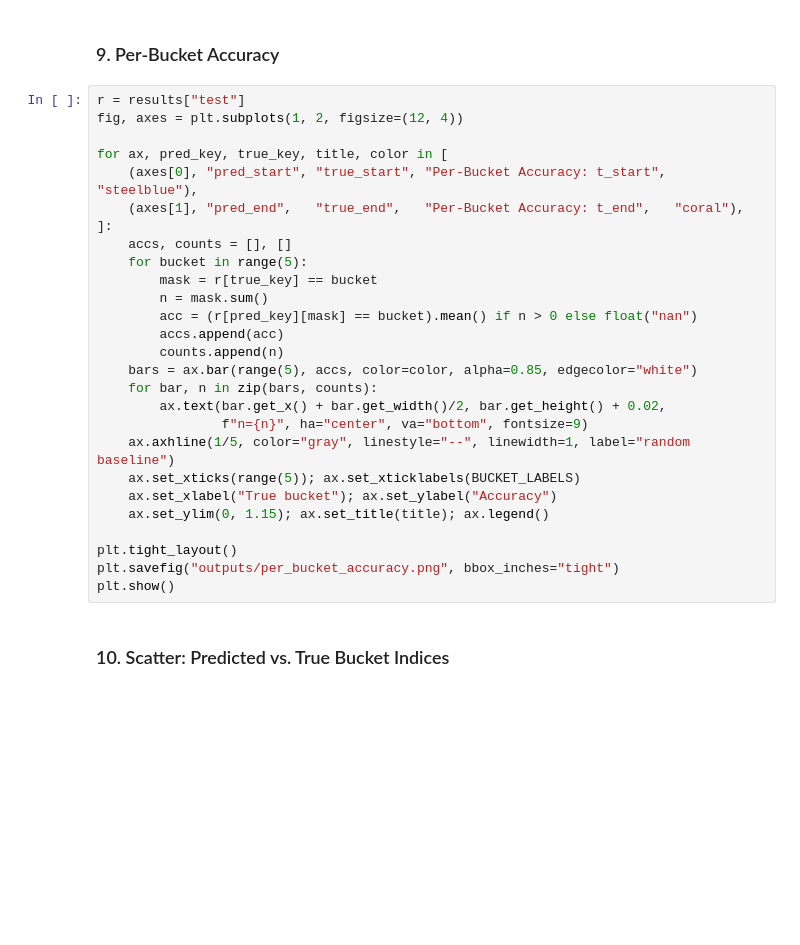
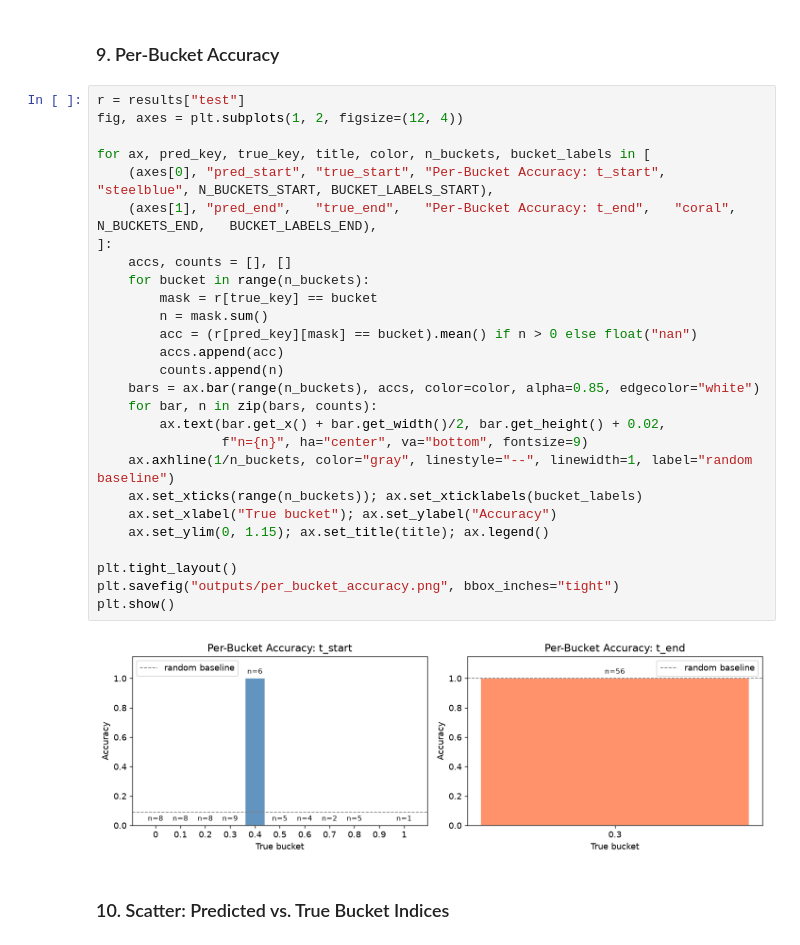
Before and after one commit to hcoderdm/chordedit-models, a Jupyter notebook: models/cell_classifier/model_eval.ipynb, the cells around one changed output. Cells and saved outputs as stored; diff of their text form; blank space fills up the shorter version.

```diff
--- a/models/cell_classifier/model_eval.ipynb
+++ b/models/cell_classifier/model_eval.ipynb
@@ -282,30 +313,32 @@ ValueError: shape mismatch: objects cannot be broadcast to a single shape.  Mism
 # %%
 r = results["test"]
 fig, axes = plt.subplots(1, 2, figsize=(12, 4))
 
-for ax, pred_key, true_key, title, color in [
-    (axes[0], "pred_start", "true_start", "Per-Bucket Accuracy: t_start", "steelblue"),
-    (axes[1], "pred_end",   "true_end",   "Per-Bucket Accuracy: t_end",   "coral"),
+for ax, pred_key, true_key, title, color, n_buckets, bucket_labels in [
+    (axes[0], "pred_start", "true_start", "Per-Bucket Accuracy: t_start", "steelblue", N_BUCKETS_START, BUCKET_LABELS_START),
+    (axes[1], "pred_end",   "true_end",   "Per-Bucket Accuracy: t_end",   "coral",     N_BUCKETS_END,   BUCKET_LABELS_END),
 ]:
     accs, counts = [], []
-    for bucket in range(5):
+    for bucket in range(n_buckets):
         mask = r[true_key] == bucket
         n = mask.sum()
         acc = (r[pred_key][mask] == bucket).mean() if n > 0 else float("nan")
         accs.append(acc)
         counts.append(n)
-    bars = ax.bar(range(5), accs, color=color, alpha=0.85, edgecolor="white")
+    bars = ax.bar(range(n_buckets), accs, color=color, alpha=0.85, edgecolor="white")
     for bar, n in zip(bars, counts):
         ax.text(bar.get_x() + bar.get_width()/2, bar.get_height() + 0.02,
                 f"n={n}", ha="center", va="bottom", fontsize=9)
-    ax.axhline(1/5, color="gray", linestyle="--", linewidth=1, label="random baseline")
-    ax.set_xticks(range(5)); ax.set_xticklabels(BUCKET_LABELS)
+    ax.axhline(1/n_buckets, color="gray", linestyle="--", linewidth=1, label="random baseline")
+    ax.set_xticks(range(n_buckets)); ax.set_xticklabels(bucket_labels)
     ax.set_xlabel("True bucket"); ax.set_ylabel("Accuracy")
     ax.set_ylim(0, 1.15); ax.set_title(title); ax.legend()
 
 plt.tight_layout()
 plt.savefig("outputs/per_bucket_accuracy.png", bbox_inches="tight")
 plt.show()
+# %% [output]
+[figure, added]
 # %% [markdown]
 ### 10. Scatter: Predicted vs. True Bucket Indices
 # %%
```
Also changed, not shown: parts of 11 cells of this notebook, 3 other files.
